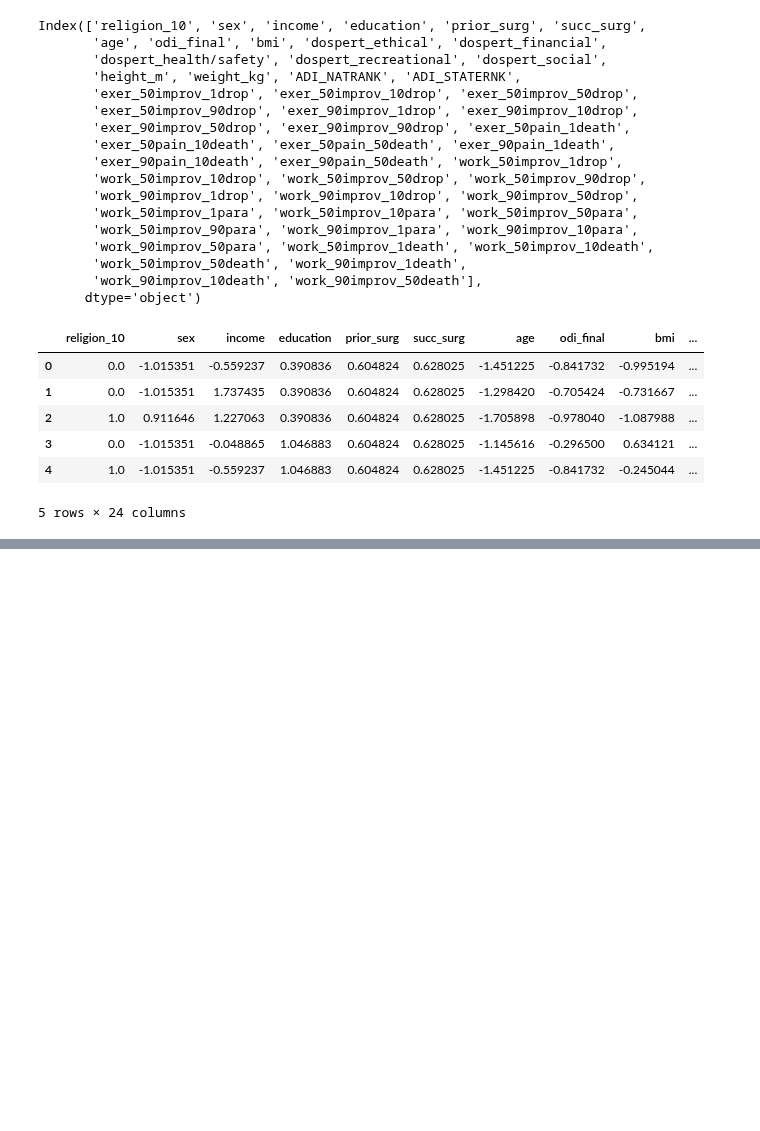
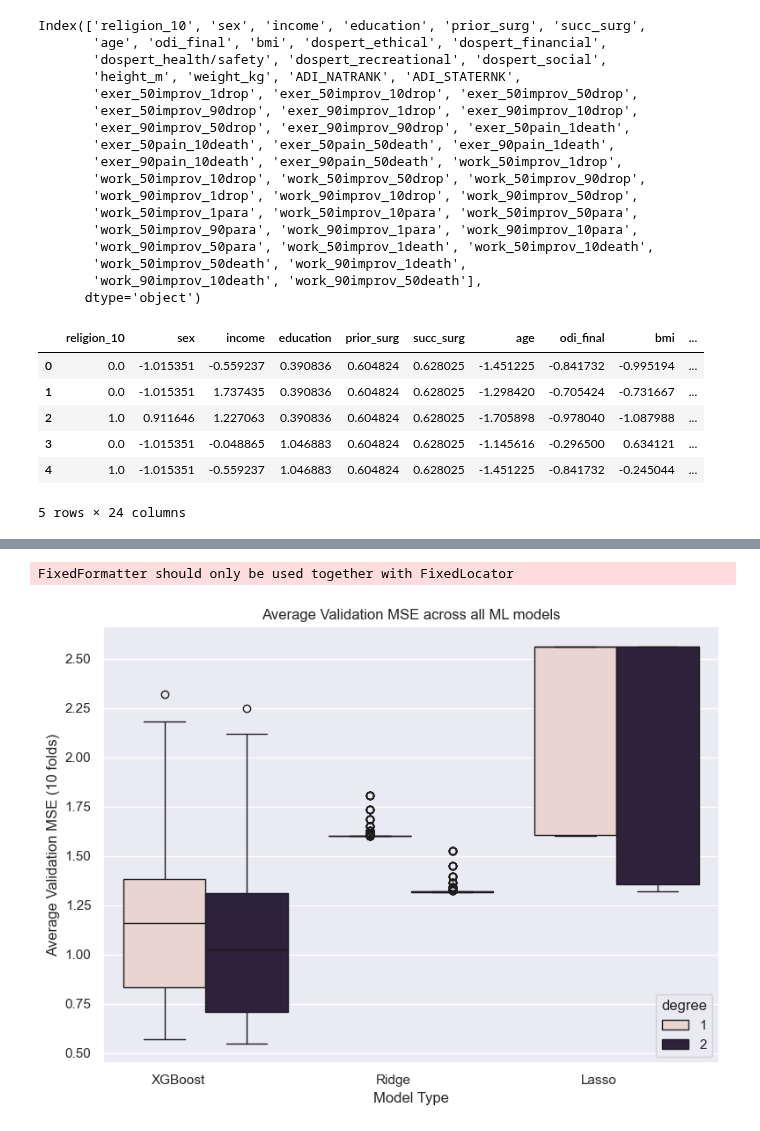
Before and after one commit to evanyfyip/vm-spinal-risk, a Jupyter notebook: vm-spinal-risk/notebooks/aim3_predictive_modeling/step2_ml_pipeline_choice_model.ipynb, the cells around one changed output, grey strips where cells are left out. Saved outputs shown, nothing was run; the diff lists cells and outputs as text; code cells hidden in the pictures; blank space fills up the shorter version.

```diff
--- a/vm-spinal-risk/notebooks/aim3_predictive_modeling/step2_ml_pipeline_choice_model.ipynb
+++ b/vm-spinal-risk/notebooks/aim3_predictive_modeling/step2_ml_pipeline_choice_model.ipynb
@@ -247,0 +286,15 @@ XGBoost - Test Mean Squared Error: 0.5412554622748831
+# %%
+labels = list(final_cv_results['model_name'].unique())
+
+fig, ax = plt.subplots(figsize=(8, 6))
+sns.boxplot(final_cv_results, x='model_name', y='mean_test_score', hue='degree', ax=ax)
+ax.set_xticklabels(labels, rotation=0, ha='right', rotation_mode='anchor')
+ax.set_ylabel('Average Validation MSE (10 folds)')
+ax.set_xlabel('Model Type')
+ax.set_title('Average Validation MSE across all ML models')
+plt.tight_layout()
+plt.savefig('../../figures/hp_tuning/all_choice_models_validation_mse.png')
+plt.show()
+# %% [output]
+FixedFormatter should only be used together with FixedLocator
+[figure, added]
```
Also changed, not shown: parts of 21 cells of this notebook, 12 other files.
